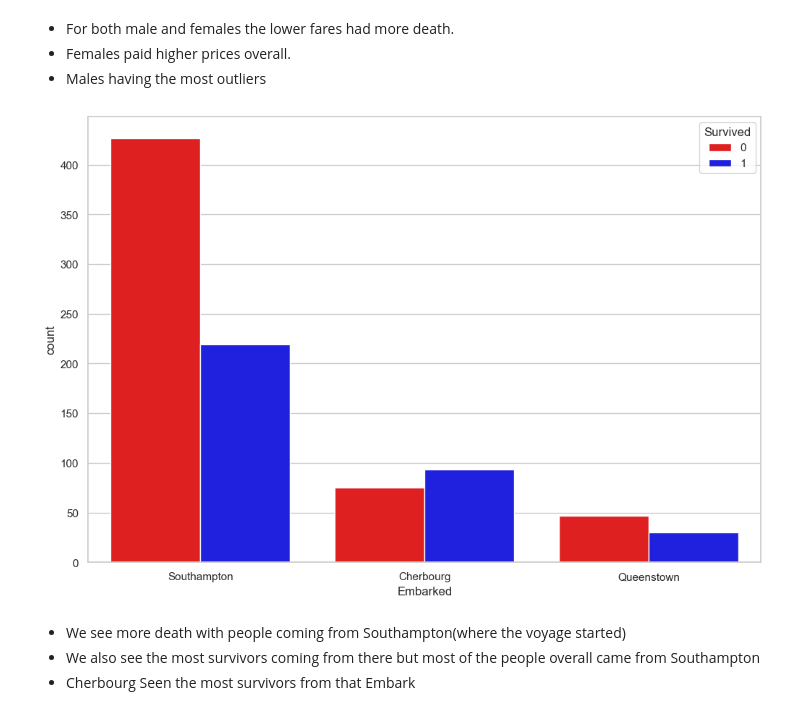
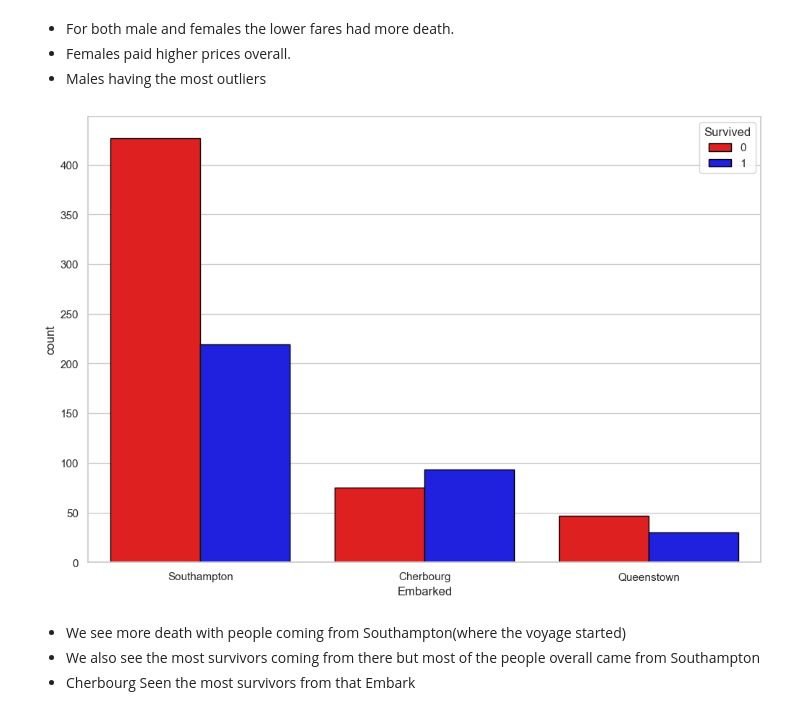
Before and after one commit to GClark89/Titanic, a Jupyter notebook: EDA.ipynb, the cells around one changed output. Drawn from its saved outputs; the diff is of its cells as text; code cells hidden in the pictures.

```diff
--- a/EDA.ipynb
+++ b/EDA.ipynb
@@ -389,10 +389,10 @@ plt.show()
 # %%
 plt.figure(figsize = (12,8))
 plt.xticks(ticks=[0, 1, 2], labels=["Southampton", "Cherbourg", "Queenstown"])
-sns.countplot(df,x= "Embarked", hue="Survived", palette=palette)
+sns.countplot(df,x= "Embarked", hue="Survived", palette=palette, edgecolor= "black")
 plt.show()
 # %% [output]
-[figure, old version]
+[figure, new version]
 # %% [markdown]
 - We see more death with people coming from Southampton(where the voyage started)
 - We also see the most survivors coming from there but most of the people overall came from Southampton
```
Also changed, not shown: 3 other files.
